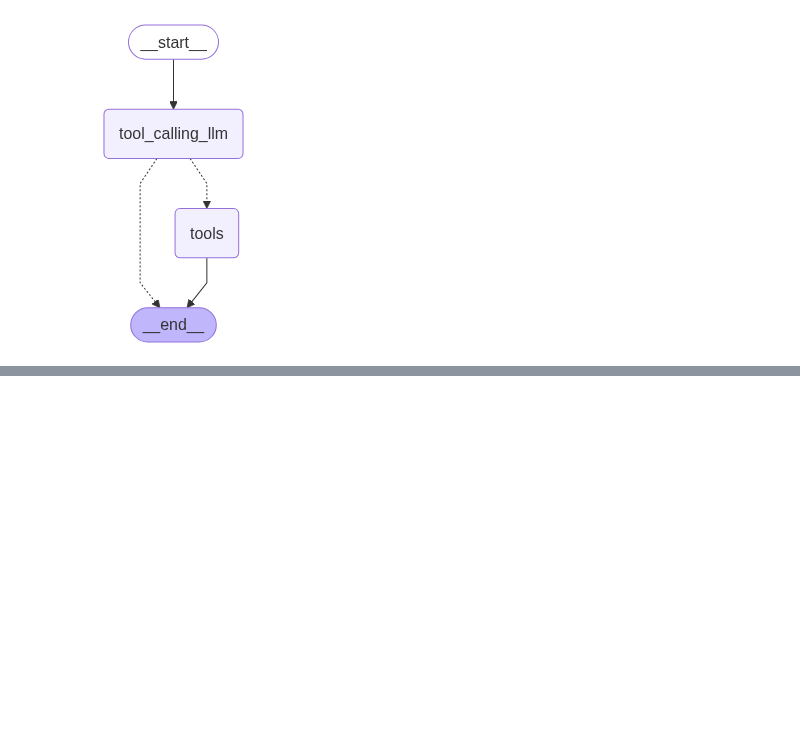
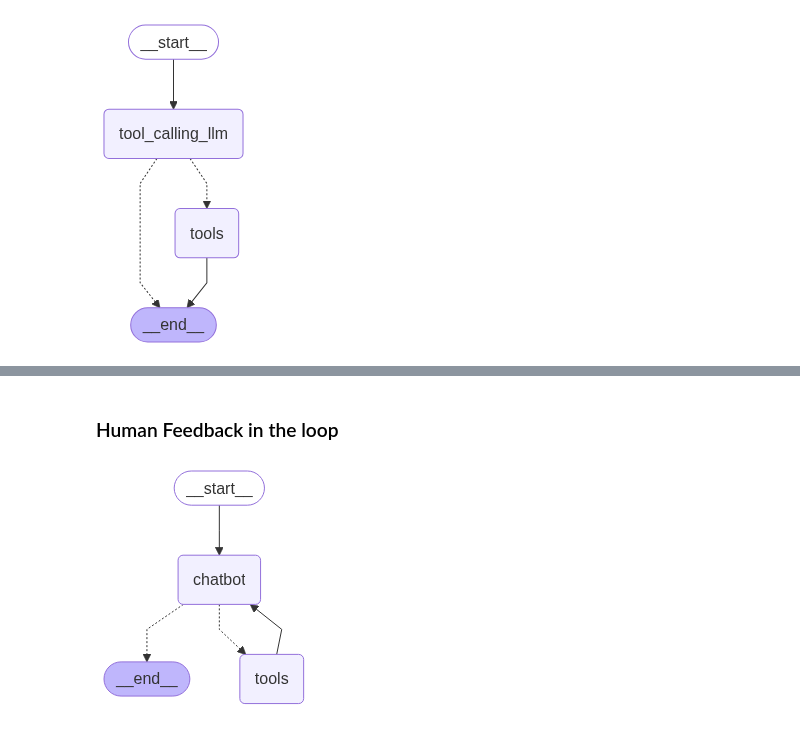
Before and after one commit to vinaykadam007/Agentic-AI, a Jupyter notebook: BasicChatbot/basicchatbot.ipynb, the cells around one changed output, grey strips where cells are left out. Saved outputs shown, nothing was run; the diff lists cells and outputs as text; code cells hidden in the pictures; blank space fills up the shorter version.

```diff
--- a/BasicChatbot/basicchatbot.ipynb
+++ b/BasicChatbot/basicchatbot.ipynb
@@ -175,0 +329,45 @@ response["messages"]
+# %% [markdown]
+### Human Feedback in the loop
+# %%
+from langgraph.types import Command, interrupt
+from langchain_core.tools import tool
+from langgraph.prebuilt import ToolNode, tools_condition
+from langgraph.checkpoint.memory import MemorySaver
+
+
+graph_builder = StateGraph(State)
+
+@tool
+def human_assistance(query: str) -> str:
+    """Request assistance form a human"""
+    human_response = interrupt({"query": query})
+    return human_response["data"]
+
+tool = TavilySearch(max_results=2)
+tools = [tool, human_assistance]
+llm_with_tool = llm.bind_tools(tools)
+
+def chatbot(state:State):
+    message = llm_with_tool.invoke(state["messages"])
+    return {"messages":[message]}
+
+graph_builder.add_node("chatbot", chatbot)
+
+tool_node = ToolNode(tools=tools)
+graph_builder.add_node("tools", tool_node)
+
+graph_builder.add_conditional_edges("chatbot", tools_condition)
+
+graph_builder.add_edge("tools", "chatbot")
+graph_builder.add_edge(START, "chatbot")
+
+
+memory = MemorySaver()
+
+graph = graph_builder.compile(checkpointer=memory)
+
+## Display
+from IPython.display import Image, display
+display(Image(graph.get_graph().draw_mermaid_png()))
+# %% [output]
+[figure, added]
```
Also changed, not shown: parts of 36 cells of this notebook, 9 other files.
